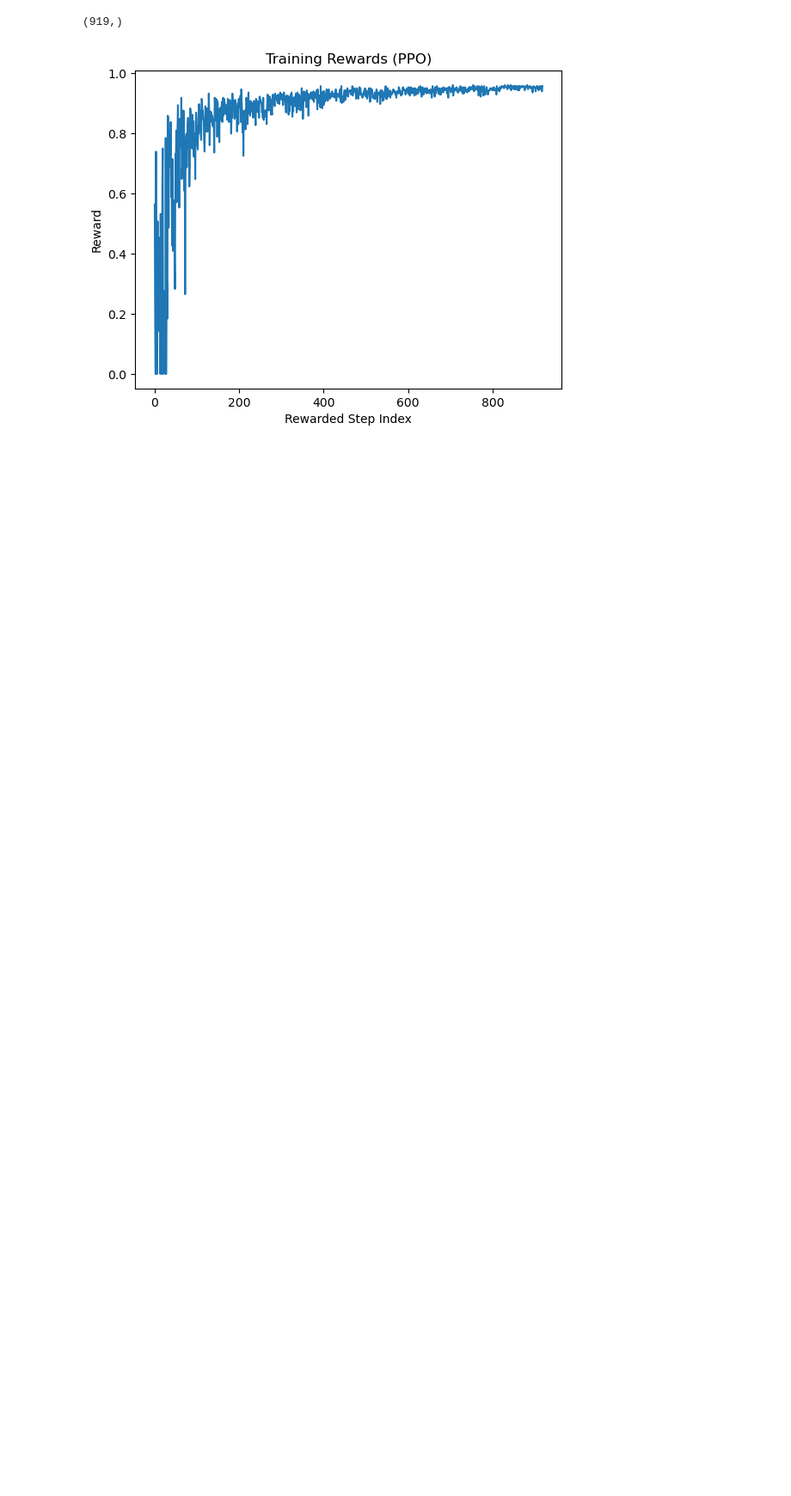
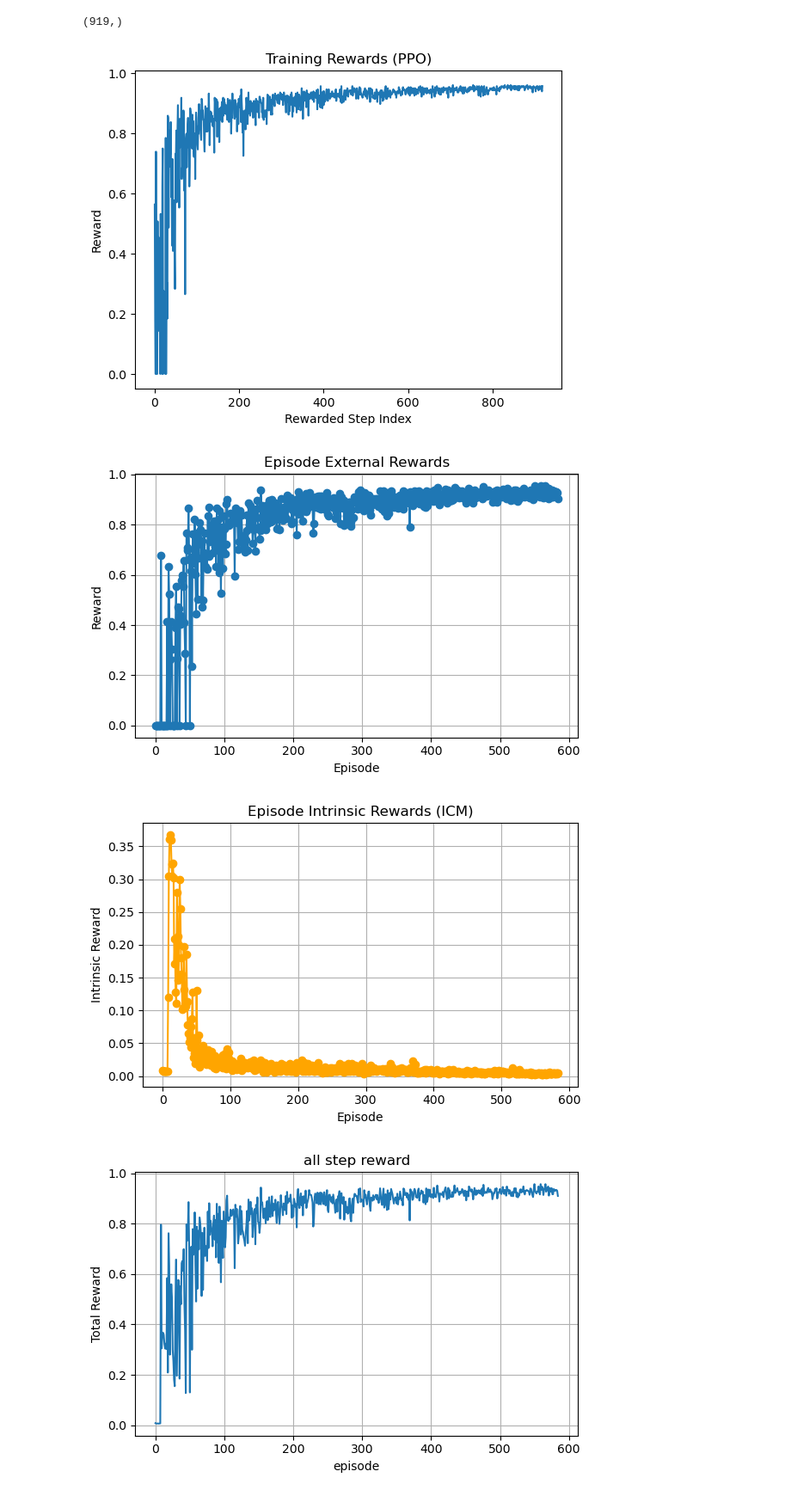
Before and after one commit to S-lijun/boundary-aware-novelty-search, a Jupyter notebook: Visualization.ipynb, the cells around one changed output. Shown at 86% size. Saved outputs shown, nothing was run; the diff lists cells and outputs as text; code cells hidden in the pictures; blank space fills up the shorter version.

Commit message:
PPO+ICM 加了计算external reward, intrinsic reward, episode length的逻辑

```diff
--- a/Visualization.ipynb
+++ b/Visualization.ipynb
@@ -48,3 +48,77 @@ plt.ylabel("Reward")
 plt.show()
 # %% [output]
 [figure]
+# %%
+import numpy as np
+import matplotlib.pyplot as plt
+import os
+
+def plot_icm_stats(npy_path, save_dir="results/icm/plots"):
+    # ---- Load ----
+    data = np.load(npy_path, allow_pickle=True).item()
+    episode_rewards = data["episode_rewards"]
+    episode_intrinsic = data["episode_intrinsic"]
+    episode_lengths = data["episode_lengths"]
+    rewarded_steps = data["Total Rewards"]
+    all_step_rewards = data["all_step_rewards"]
+
+    os.makedirs(save_dir, exist_ok=True)
+
+    # ---- Plot 1: Episode Rewards ----
+    plt.figure(figsize=(6,4))
+    plt.plot(episode_rewards, marker="o")
+    plt.title("Episode External Rewards")
+    plt.xlabel("Episode")
+    plt.ylabel("Reward")
+    plt.grid(True)
+    plt.tight_layout()
+    plt.savefig(f"{save_dir}/episode_rewards.png")
+    plt.show()
+
+    # ---- Plot 2: Episode Intrinsic Reward ----
+    plt.figure(figsize=(6,4))
+    plt.plot(episode_intrinsic, marker="o", color="orange")
+    plt.title("Episode Intrinsic Rewards (ICM)")
+    plt.xlabel("Episode")
+    plt.ylabel("Intrinsic Reward")
+    plt.grid(True)
+    plt.tight_layout()
+    plt.savefig(f"{save_dir}/episode_intrinsic.png")
+    plt.show()
+
+
+    # ---- Plot 3: Rewarded Step Curve ----
+    plt.figure(figsize=(6,4))
+    plt.plot(rewarded_steps)
+    plt.title("all step reward")
+    plt.xlabel("episode")
+    plt.ylabel("Total Reward")
+    plt.grid(True)
+    plt.tight_layout()
+    plt.savefig(f"{save_dir}/all_rewarded_steps.png")
+    plt.show()
+
+    print(f"[INFO] All plots saved to: {save_dir}")
+
+    # ---- Plot 4: Episode Lengths ----
+    plt.figure(figsize=(6,4))
+    plt.plot(episode_lengths, marker="o", color="green")
+    plt.title("Episode Lengths")
+    plt.xlabel("Episode")
+    plt.ylabel("Length")
+    plt.grid(True)
+    plt.tight_layout()
+    plt.savefig(f"{save_dir}/episode_lengths.png")
+    plt.show()
+
+    print(f"[INFO] All plots saved to: {save_dir}")
+
+
+if __name__ == "__main__":
+    # ===== 修改这里的路径 =====
+    npy_path = "results/icm/minigrid_icm_stats_20251129_225923.npy"
+    plot_icm_stats(npy_path)
+# %% [output]
+[figure, added]
+[figure, added]
+[figure, added]
```
Also changed, not shown: parts of 1 cell of this notebook, 9 other files.
